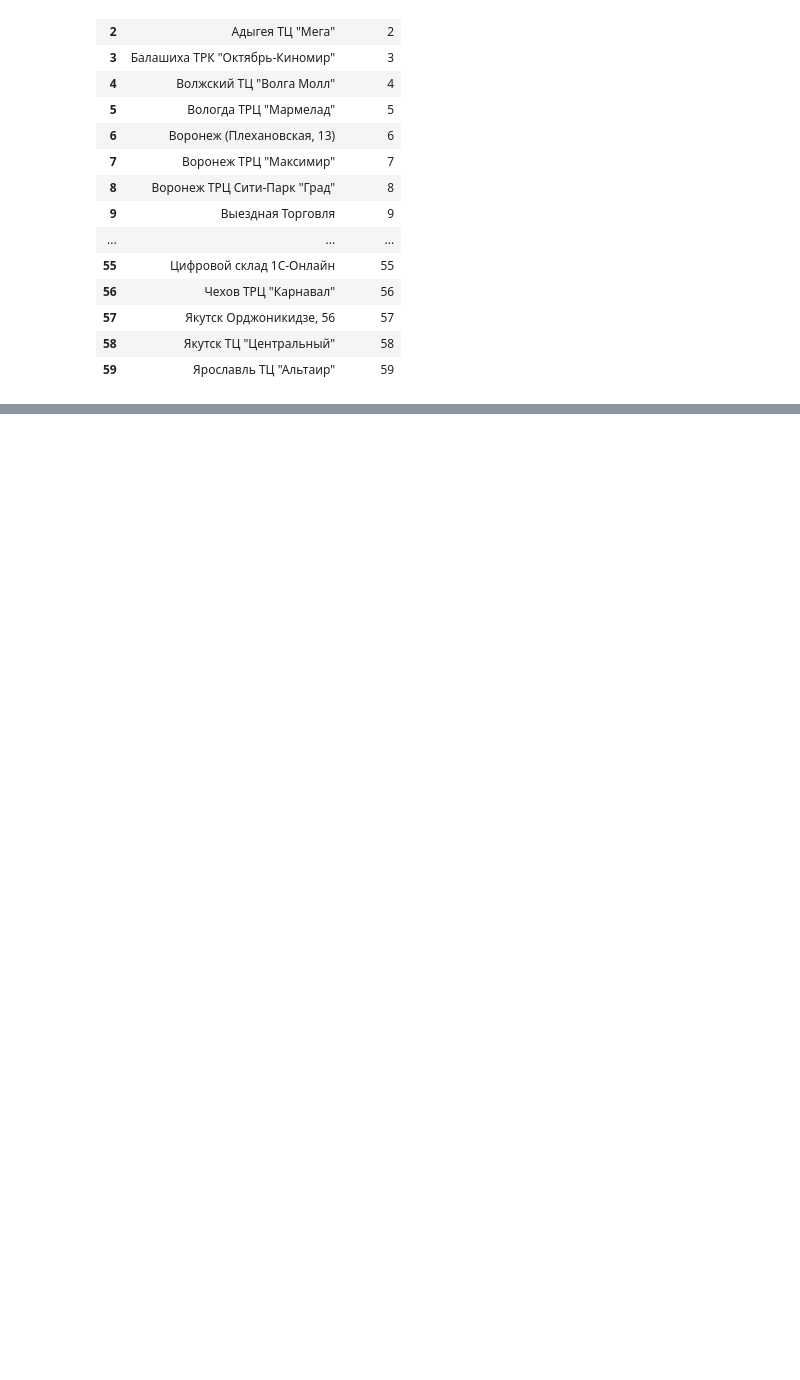
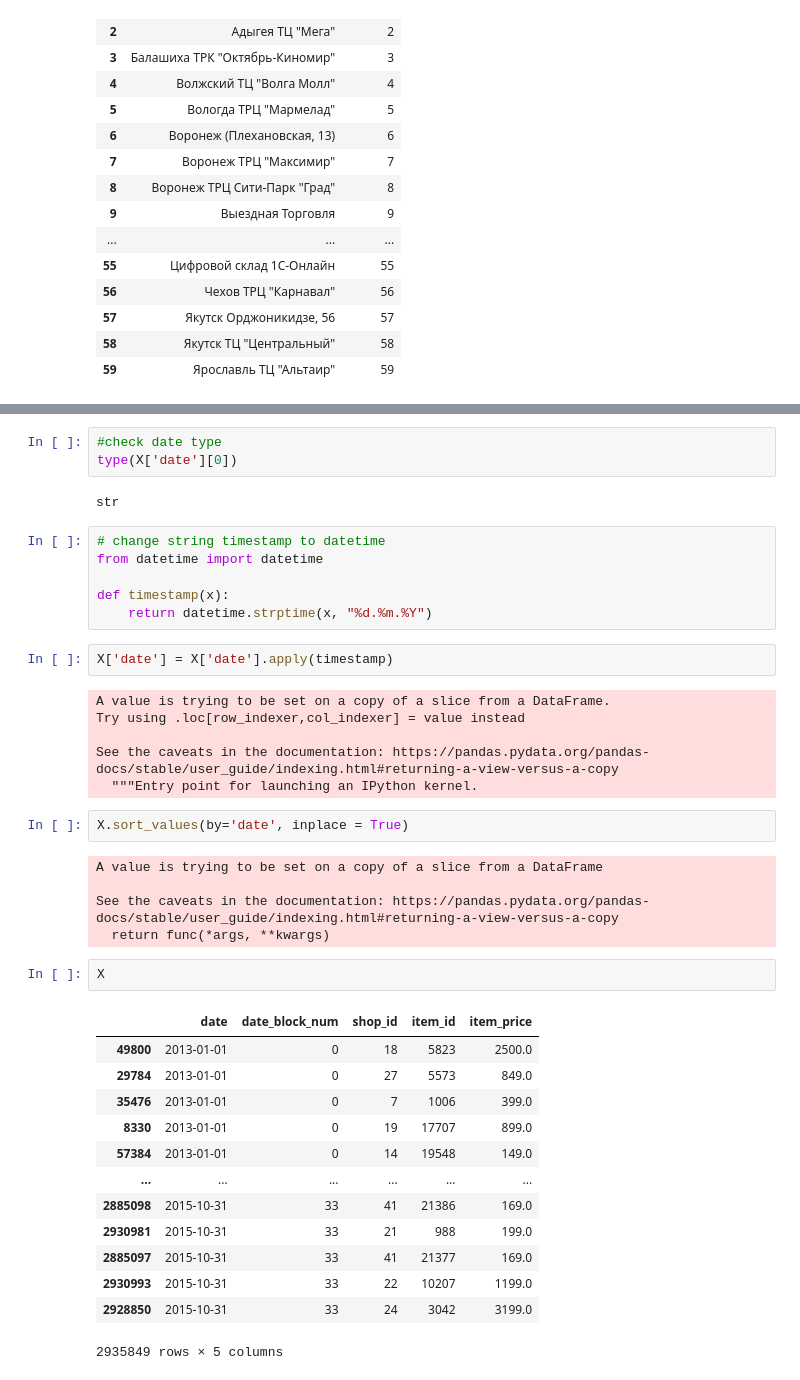
Before and after one commit to rxshmi-p/PracticeProjects, a Jupyter notebook: predict-sales.ipynb, the cells around one changed output, grey strips where cells are left out. Saved outputs shown, nothing was run; the diff lists cells and outputs as text; blank space fills up the shorter version.

```diff
--- a/predict-sales.ipynb
+++ b/predict-sales.ipynb
@@ -177,0 +220,42 @@ info
+# %%
+#check date type
+type(X['date'][0])
+# %% [output]
+str
+# %%
+# change string timestamp to datetime
+from datetime import datetime
+
+def timestamp(x):
+    return datetime.strptime(x, "%d.%m.%Y")
+# %%
+X['date'] = X['date'].apply(timestamp)
+# %% [output]
+A value is trying to be set on a copy of a slice from a DataFrame.
+Try using .loc[row_indexer,col_indexer] = value instead
+
+See the caveats in the documentation: https://pandas.pydata.org/pandas-docs/stable/user_guide/indexing.html#returning-a-view-versus-a-copy
+  """Entry point for launching an IPython kernel.
+# %%
+X.sort_values(by='date', inplace = True)
+# %% [output]
+A value is trying to be set on a copy of a slice from a DataFrame
+
+See the caveats in the documentation: https://pandas.pydata.org/pandas-docs/stable/user_guide/indexing.html#returning-a-view-versus-a-copy
+  return func(*args, **kwargs)
+# %%
+X
+# %% [output]
+|  | date | date_block_num | shop_id | item_id | item_price |
+| 49800 | 2013-01-01 | 0 | 18 | 5823 | 2500.0 |
+| 29784 | 2013-01-01 | 0 | 27 | 5573 | 849.0 |
+| 35476 | 2013-01-01 | 0 | 7 | 1006 | 399.0 |
+| 8330 | 2013-01-01 | 0 | 19 | 17707 | 899.0 |
+| 57384 | 2013-01-01 | 0 | 14 | 19548 | 149.0 |
+| ... | ... | ... | ... | ... | ... |
+| 2885098 | 2015-10-31 | 33 | 41 | 21386 | 169.0 |
+| 2930981 | 2015-10-31 | 33 | 21 | 988 | 199.0 |
+| 2885097 | 2015-10-31 | 33 | 41 | 21377 | 169.0 |
+| 2930993 | 2015-10-31 | 33 | 22 | 10207 | 1199.0 |
+| 2928850 | 2015-10-31 | 33 | 24 | 3042 | 3199.0 |
+2935849 rows × 5 columns
```
Also changed, not shown: parts of 8 cells of this notebook.
